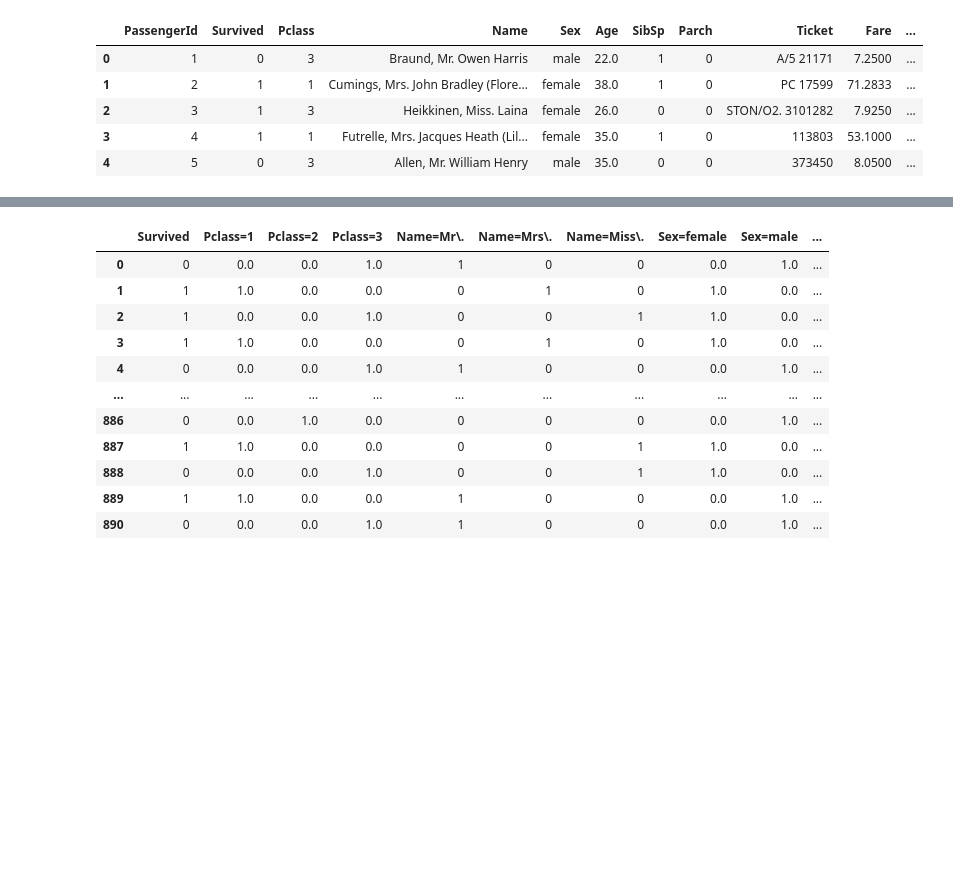
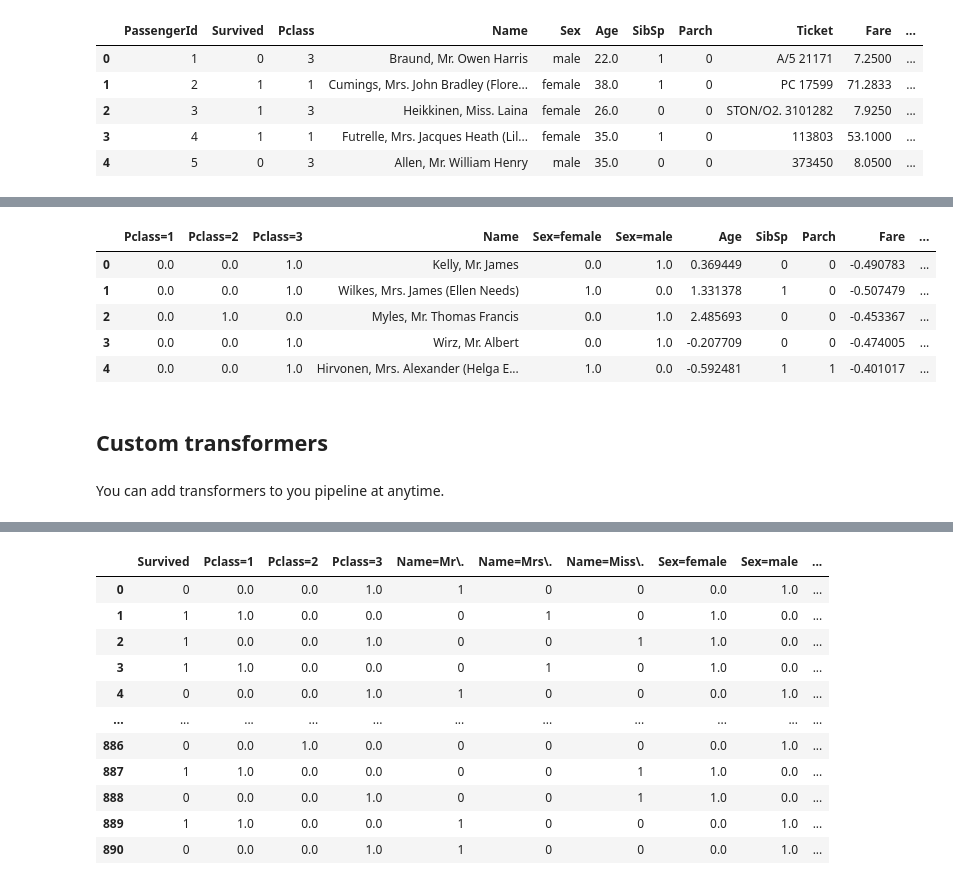
Before and after one commit to guiferviz/recipipe, a Jupyter notebook: examples/titanic.ipynb, the cells around one changed output, grey strips where cells are left out. Cells and saved outputs as stored; diff of their text form; code cells hidden in the pictures; blank space fills up the shorter version.

```diff
--- a/examples/titanic.ipynb
+++ b/examples/titanic.ipynb
@@ -48,3 +63,14 @@ df_train.head()
+# %%
+pipe.transform(df_test).head()
+# %% [output]
+|  | Pclass=1 | Pclass=2 | Pclass=3 | Name | Sex=female | Sex=male | Age | SibSp | Parch | Fare | ... |
+| 0 | 0.0 | 0.0 | 1.0 | Kelly, Mr. James | 0.0 | 1.0 | 0.369449 | 0 | 0 | -0.490783 | ... |
+| 1 | 0.0 | 0.0 | 1.0 | Wilkes, Mrs. James (Ellen Needs) | 1.0 | 0.0 | 1.331378 | 1 | 0 | -0.507479 | ... |
+| 2 | 0.0 | 1.0 | 0.0 | Myles, Mr. Thomas Francis | 0.0 | 1.0 | 2.485693 | 0 | 0 | -0.453367 | ... |
+| 3 | 0.0 | 0.0 | 1.0 | Wirz, Mr. Albert | 0.0 | 1.0 | -0.207709 | 0 | 0 | -0.474005 | ... |
+| 4 | 0.0 | 0.0 | 1.0 | Hirvonen, Mrs. Alexander (Helga E... | 1.0 | 0.0 | -0.592481 | 1 | 1 | -0.401017 | ... |
+# %% [markdown]
+## Custom transformers
 # %%
 import re
 
@@ -94,0 +110,2 @@ pipe = r.recipipe([
+# %% [markdown]
+You can add transformers to you pipeline at anytime.
```
Also changed, not shown: parts of 8 cells of this notebook, 1 other file.
